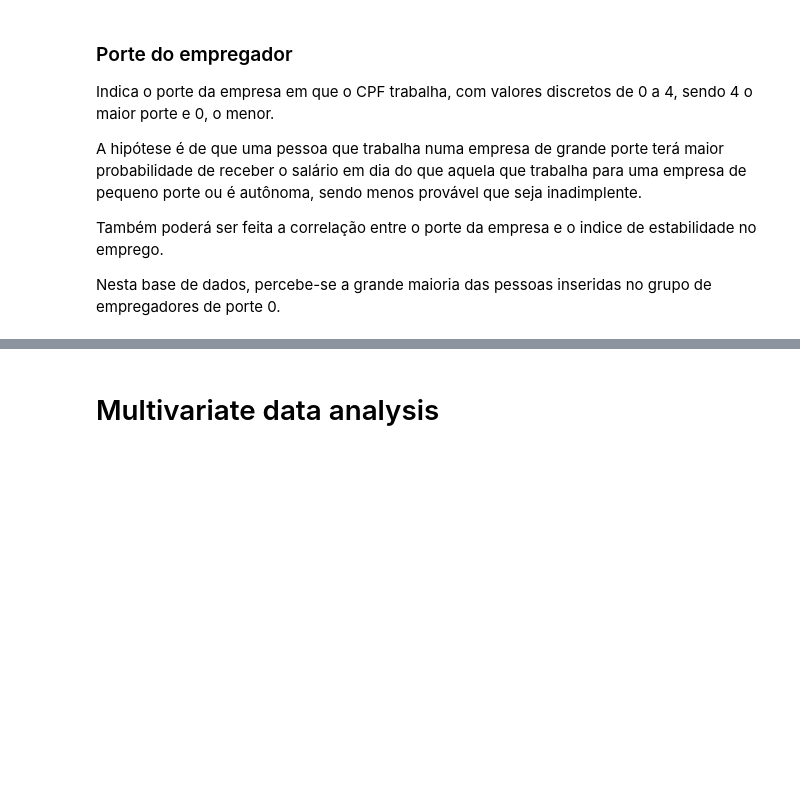
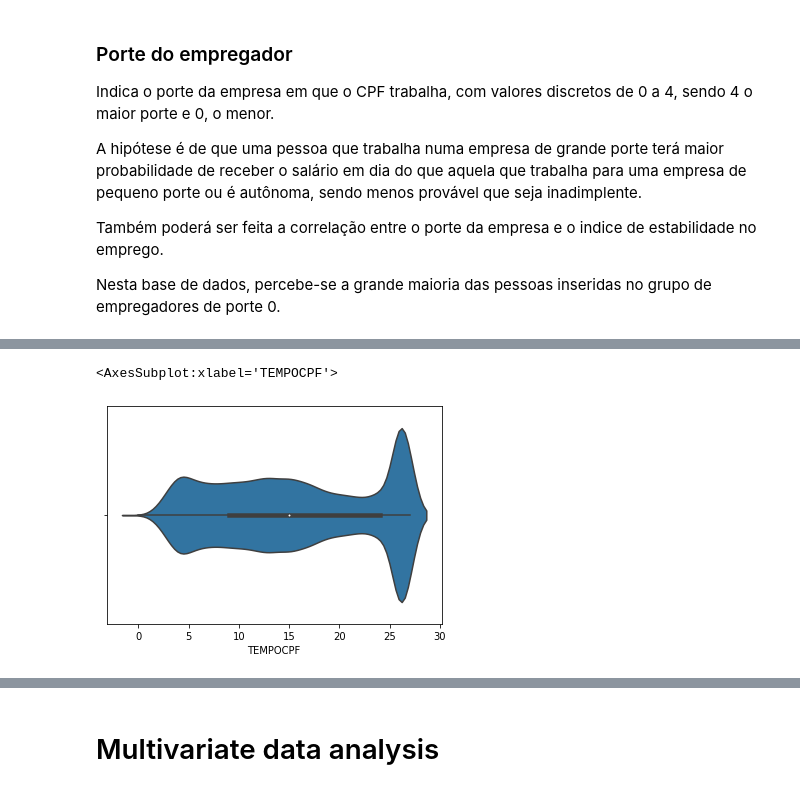
Before and after one commit to ednakatani/Data-Science, a Jupyter notebook: DS_project.ipynb, the cells around one changed output, grey strips where cells are left out. Saved outputs shown, nothing was run; the diff lists cells and outputs as text; code cells hidden in the pictures; blank space fills up the shorter version.

```diff
--- a/DS_project.ipynb
+++ b/DS_project.ipynb
@@ -187,0 +167,5 @@ sns.distplot(df_train['PORTEEMPREGADOR'],hist=True, kde=False, rug=True)
+# %%
+sns.violinplot(data=df_train, x='TEMPOCPF')
+# %% [output]
+<AxesSubplot:xlabel='TEMPOCPF'>
+[figure, added]
```
Also changed, not shown: parts of 19 cells of this notebook.
